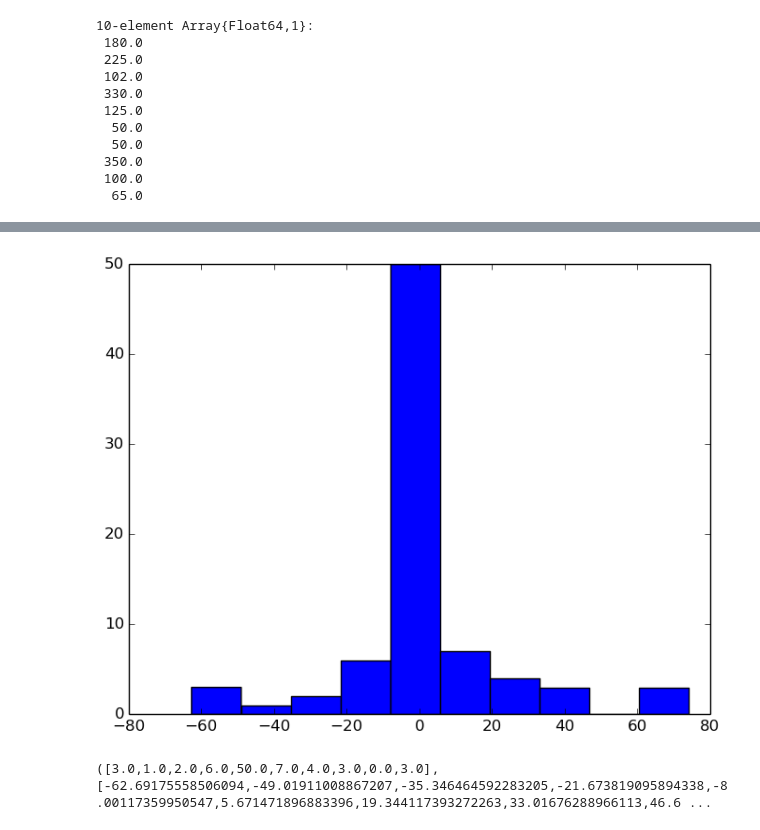
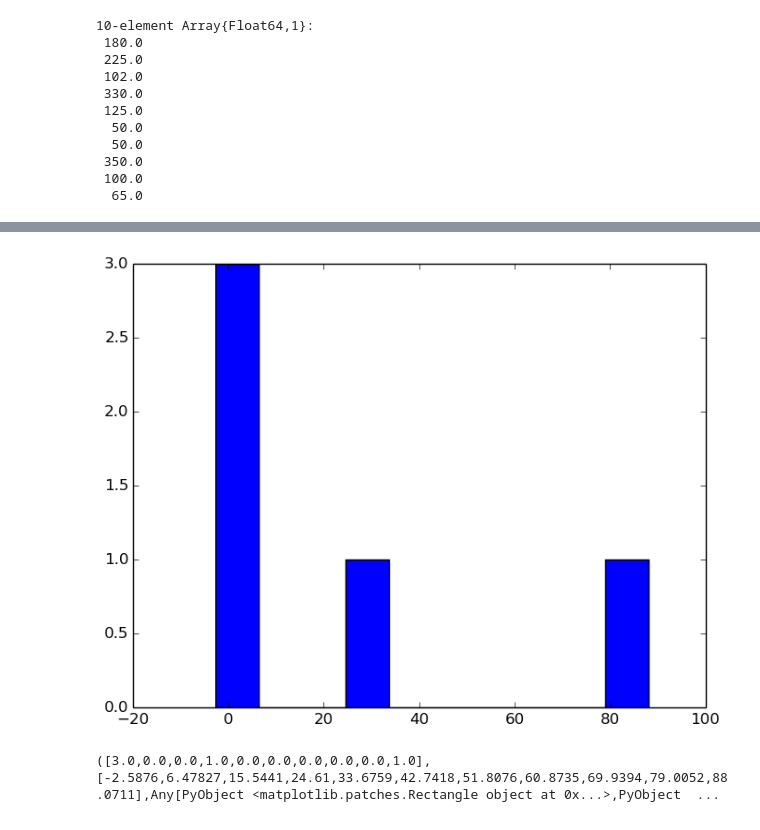
Before and after one commit to ajzwu8/Fairbnb, a Jupyter notebook: model_training.ipynb, the cells around one changed output, grey strips where cells are left out. Drawn from its saved outputs; the diff is of its cells as text; code cells hidden in the pictures.

```diff
--- a/model_training.ipynb
+++ b/model_training.ipynb
@@ -227,9 +200,0 @@ w_ols = X \ Y = [-9.80038e-6,0.000312973,-5.98727e-5,-3.09969e-5,-0.000729442,0.
-# %%
-f(x) = sum(w_ols.*x)
-
-x1 = X[1,:]
-x2 = X[2,:]
-x3 = X[3,:]
-@show f(x1)
-@show f(x2)
-@show f(x3)
@@ -354,0 +222,3 @@ WARNING: Problem status UnknownError; solution may be inaccurate.
+# %%
+w_ridge1 = ridge_regression(x1, y)
+@show err_ridge1 = test(w_ridge1, x1, y)
@@ -355,6 +307,6 @@ WARNING: Problem status UnknownError; solution may be inaccurate.
 # %%
-plt[:hist](w_ridge)
+plt[:hist](w_ridge1)
 # %% [output]
-[figure, old version]
+[figure, new version]
-([3.0,1.0,2.0,6.0,50.0,7.0,4.0,3.0,0.0,3.0],[-62.69175558506094,-49.01911008867207,-35.346464592283205,-21.673819095894338,-8.00117359950547,5.671471896883396,19.344117393272263,33.01676288966113,46.6 ...
+([3.0,0.0,0.0,1.0,0.0,0.0,0.0,0.0,0.0,1.0],[-2.5876,6.47827,15.5441,24.61,33.6759,42.7418,51.8076,60.8735,69.9394,79.0052,88.0711],Any[PyObject <matplotlib.patches.Rectangle object at 0x...>,PyObject  ...
 # %%
```
Also changed, not shown: parts of 13 cells of this notebook.
